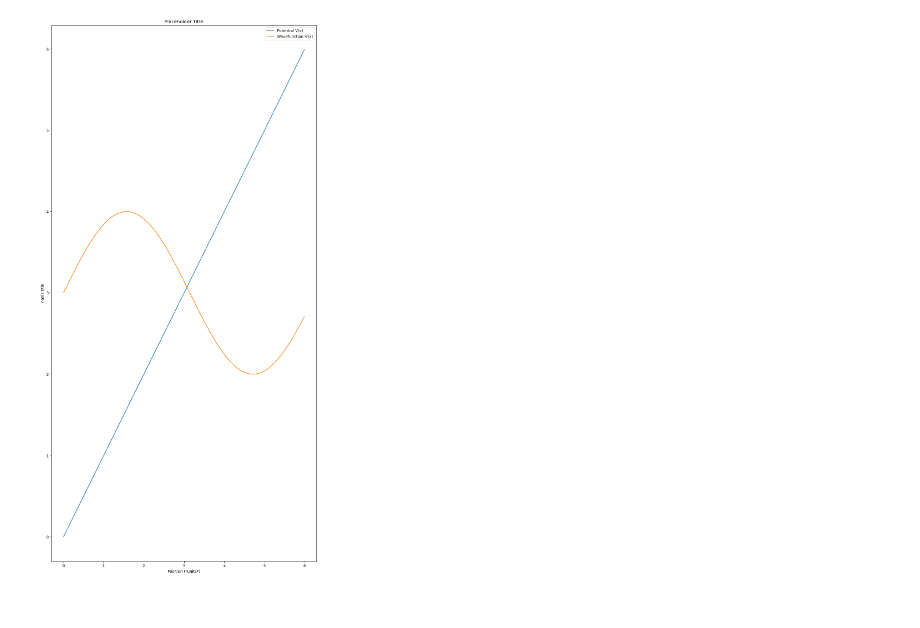
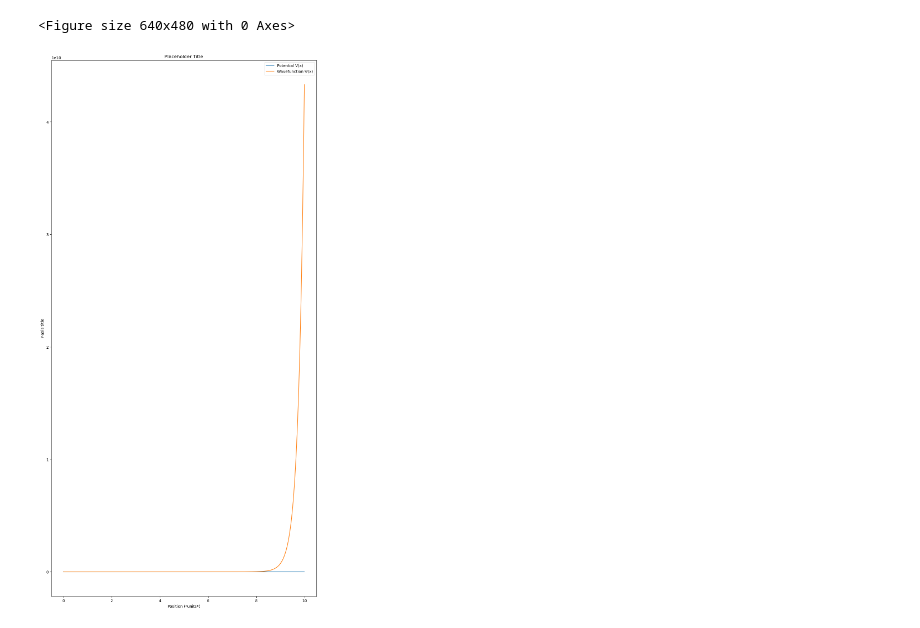
Before and after one commit to Ryan-Afzal/PHY68-Project2, a Jupyter notebook: proj2.ipynb, the cells around one changed output. Saved outputs shown, nothing was run; the diff lists cells and outputs as text; code cells hidden in the pictures.

Commit message:
Tried my hand at an ODE solver

```diff
--- a/proj2.ipynb
+++ b/proj2.ipynb
@@ -1,19 +1,22 @@
 # %%
 import scipy.optimize as op
 import math
 import wavefnplotter as fnplot
-
-def f(x):
-    return math.sin(x) + 3
-
-#op.newton(f, 6)
+import odesolver as solve
 
 def V(x):
     if (x < 0):
         return math.inf
     else:
         return x
 
-fnplot.plot(f, V, 0, 6, 0.01)
+x0 = 0
+xf = 10
+dx = 0.01
+
+f = solve.solve_ode(V, 1, x0, xf, 0, 1)
+
+fnplot.plot(f, V, x0, xf, dx)
 # %% [output]
+<Figure size 640x480 with 0 Axes>
-[figure, old version]
+[figure, new version]
```
Also changed, not shown: 2 other files.
